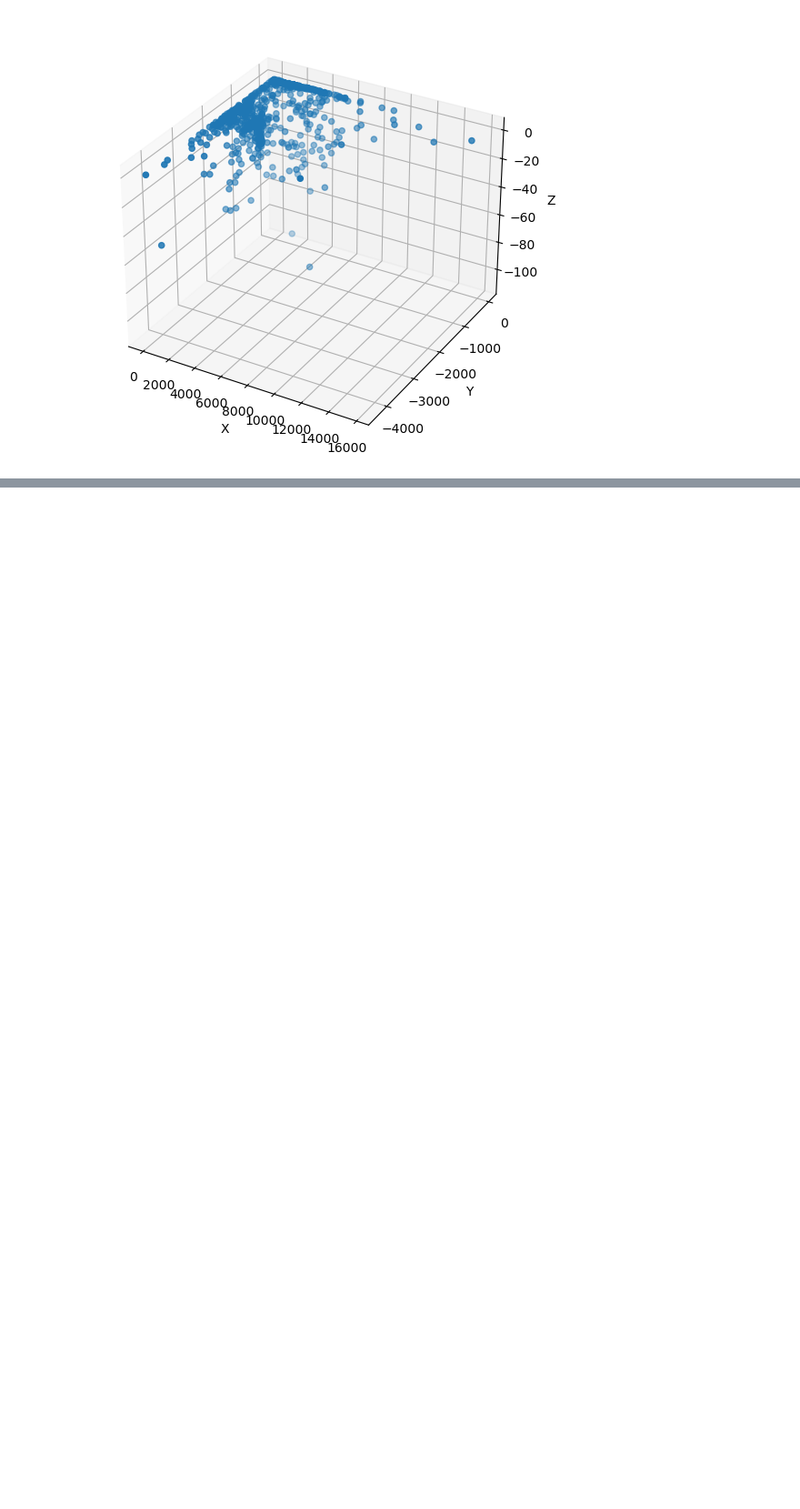
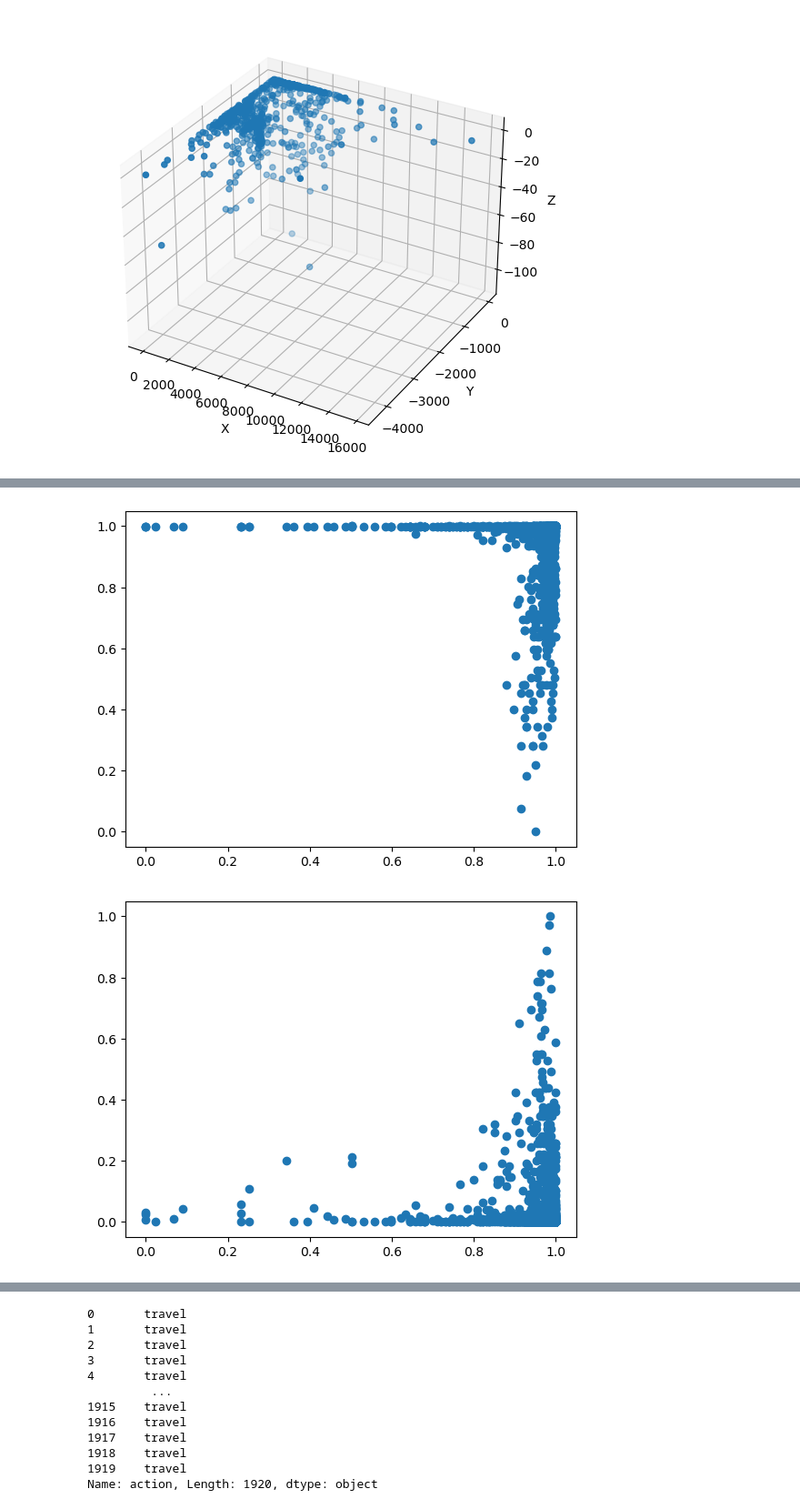
Before and after one commit to ianpark318/ETRI2023, a Jupyter notebook: EDA_minseong.ipynb, the cells around one changed output, grey strips where cells are left out. Shown at 91% size. Drawn from its saved outputs; the diff is of its cells as text; code cells hidden in the pictures; blank space fills up the shorter version.

```diff
--- a/EDA_minseong.ipynb
+++ b/EDA_minseong.ipynb
@@ -465,0 +520,6 @@ plot_Acc_ftt_3d(df_e4Acc_fir, 199)
+# %%
+plot_Acc_ftt_2d(df_e4Acc_fir, 10)
+df_e4Acc_fir[10]['action']
+# %% [output]
+[figure, added]
+[figure, added]
@@ -465,0 +527,12 @@ plot_Acc_ftt_3d(df_e4Acc_fir, 199)
+0       travel
+1       travel
+2       travel
+3       travel
+4       travel
+         ...
+1915    travel
+1916    travel
+1917    travel
+1918    travel
+1919    travel
+Name: action, Length: 1920, dtype: object
```
Also changed, not shown: parts of 30 cells of this notebook.
